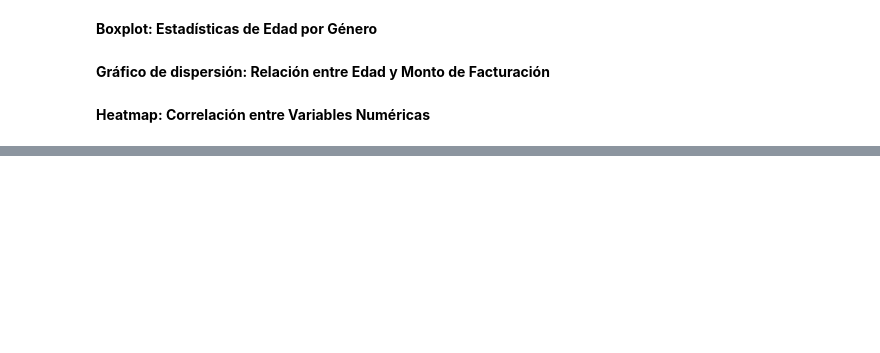
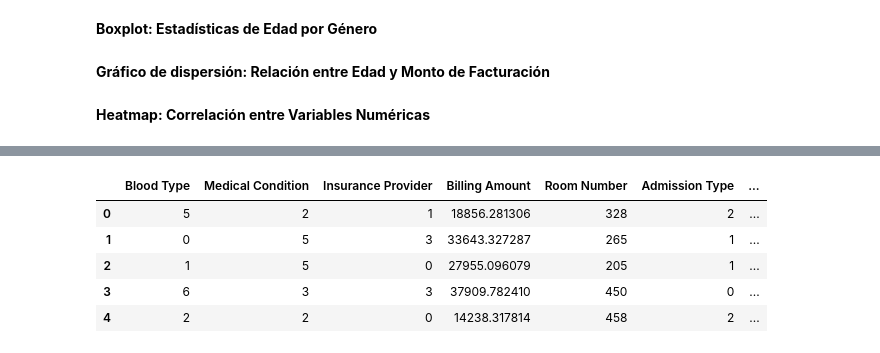
Before and after one commit to AI-School-F5-P3/EquiHealth, a Jupyter notebook: eda.ipynb, the cells around one changed output, grey strips where cells are left out. Cells and saved outputs as stored; diff of their text form; code cells hidden in the pictures; blank space fills up the shorter version.

```diff
--- a/eda.ipynb
+++ b/eda.ipynb
@@ -673,2 +686,11 @@ dtype: object
+# %%
+df_mol.head()
+# %% [output]
+|  | Blood Type | Medical Condition | Insurance Provider | Billing Amount | Room Number | Admission Type | ... |
+| 0 | 5 | 2 | 1 | 18856.281306 | 328 | 2 | ... |
+| 1 | 0 | 5 | 3 | 33643.327287 | 265 | 1 | ... |
+| 2 | 1 | 5 | 0 | 27955.096079 | 205 | 1 | ... |
+| 3 | 6 | 3 | 3 | 37909.782410 | 450 | 0 | ... |
+| 4 | 2 | 2 | 0 | 14238.317814 | 458 | 2 | ... |
 # %%
 # Seleccionar solo las columnas numéricas
```
Also changed, not shown: parts of 18 cells of this notebook, 2 other files.
